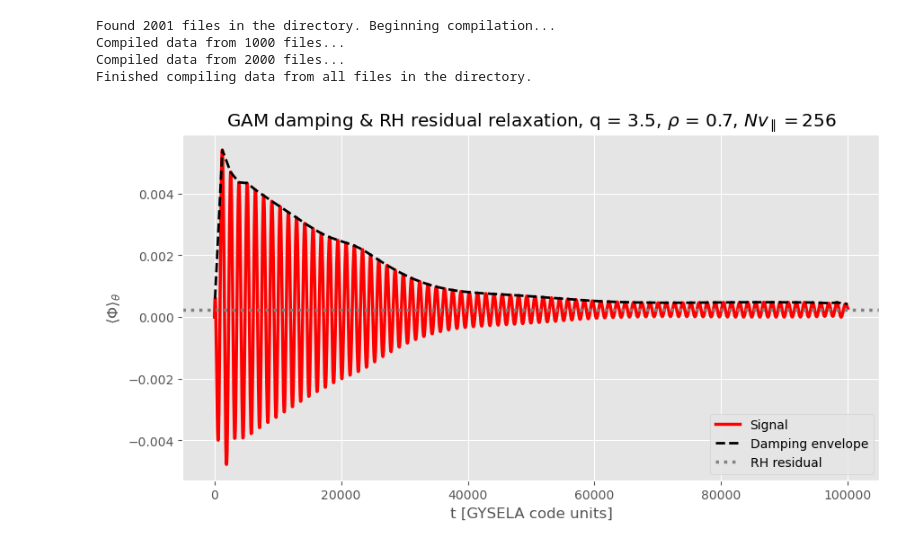
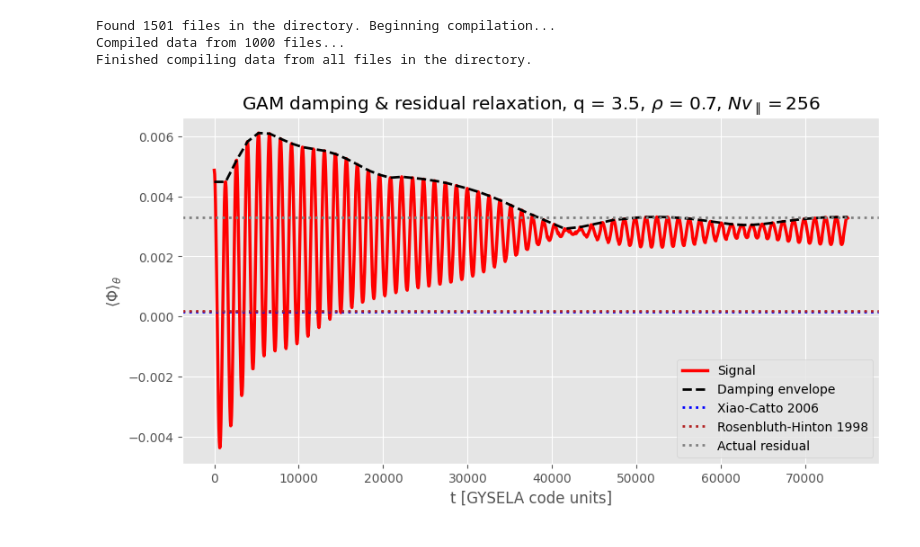
Before and after one commit to seferoni/GYSELA_utils, a Jupyter notebook: post-processing/scripts/exploratory_notebooks/rosenbluth_hinton_mn0.ipynb, the cells around one changed output. Drawn from its saved outputs; the diff is of its cells as text; code cells hidden in the pictures.

```diff
--- a/post-processing/scripts/exploratory_notebooks/rosenbluth_hinton_mn0.ipynb
+++ b/post-processing/scripts/exploratory_notebooks/rosenbluth_hinton_mn0.ipynb
@@ -10,46 +11,49 @@ import phi2D_utilities as utils;
 plt.style.use("ggplot");
 # %%
 # Test inputs - delete when done!
-directory_path = "/zhisongqu_data/seth/GYSELA/raw/fresh_batch_8.0/DN_RECTEST_CULHAM_NVPAR255";
-delta_t = reader.fetch_delta_t(directory_path);
+directory_path = "C:/Workspace/NSCC/local copies/raw_output_data/DN_DAYCASE_DELTASCAN_255X512_Q3.5_-0.3";
 data_arrays = reader.fetch_phi2D_data(directory_path);
 # %% [output]
-Found 2001 files in the directory. Beginning compilation...
+Found 1501 files in the directory. Beginning compilation...
 Compiled data from 1000 files...
-Compiled data from 2000 files...
 Finished compiling data from all files in the directory.
 # %%
-def plot_rosenbluth_hinton(phi2D_list, delta_t, dt_diag, title_suffix = "", effective_radius = 0.7, residual_window = 100, signal_band_pass = True):
+def plot_rosenbluth_hinton(phi2D_list, dt_diag, aspect_ratio, safety_factor, title_suffix = "", effective_radius = 0.7, residual_window = 100, signal_band_pass = True):
 
 	# Signal isolation and data processing.
 	radial_time_series = utils.generate_poloidally_averaged_time_series(phi2D_list, effective_radius);
 
 	if signal_band_pass:
 		radial_time_series = utils.butterworth_band_pass_filter(radial_time_series, dt_diag);
 
 	# We recover the actual time in code units here (normalised to the ion cyclotron frequency).
 	# This does not actually change the size of the array, only its spacing.
 	time_range = utils.generate_time_range_by_series(radial_time_series, dt_diag);
 	GAM_frequency = utils.extract_gam_frequency(phi2D_list, dt_diag, effective_radius);
 	amplitude_envelope = utils.generate_damping_envelope(radial_time_series, GAM_frequency, dt_diag);
-	residual_level = utils.calculate_residual_level(amplitude_envelope, residual_window);
+	initial_amplitude = max(amplitude_envelope);
+	residual_level = utils.calculate_residual_level(amplitude_envelope, residual_window, use_heuristic_approach = True);
+	residual_level_xc2006 = analytical.residual_XiaoCatto2006(1. / aspect_ratio, safety_factor, k_rho = 0.01) * initial_amplitude;
+	residual_level_rh1998 = analytical.residual_RosenbluthHinton1998(1. / aspect_ratio, safety_factor) * initial_amplitude;
 
 	if signal_band_pass:
 		# Restore residual levels as the band-pass eliminates this information.
 		radial_time_series += residual_level;
 		amplitude_envelope += residual_level;
 
 	# Figure plotting logic.
 	plt.figure(figsize = (10, 5));
 	plt.plot(time_range, radial_time_series, color = "red", lw = 2.5, label = "Signal");
 	plt.plot(time_range, amplitude_envelope, color = "black", linestyle = "--", label= "Damping envelope", lw = 2.0);
-	plt.axhline(y = residual_level, color = "gray", linestyle = ":", label = f"RH residual", lw = 2.5);
+	plt.axhline(y = residual_level_xc2006, color = "blue", linestyle = ":", label = "Xiao-Catto 2006", lw = 2.0);
+	plt.axhline(y = residual_level_rh1998, color = "firebrick", linestyle = ":", label = "Rosenbluth-Hinton 1998", lw = 2.0);
+	plt.axhline(y = residual_level, color = "gray", linestyle = ":", label = "Actual residual", lw = 2.0);
 	plt.xlabel("t [GYSELA code units]");
 	plt.ylabel(r"$\langle \Phi \rangle_\theta$");
-	plt.title(f"GAM damping & RH residual relaxation, q = 3.5, $\\rho$ = {effective_radius}, {title_suffix}");
+	plt.title(f"GAM damping & residual relaxation, q = 3.5, $\\rho$ = {effective_radius}, {title_suffix}");
 	plt.legend(frameon = True, loc = "lower right");
 	plt.show();
 
-plot_rosenbluth_hinton(data_arrays, delta_t, dt_diag = 50, effective_radius = 0.7, title_suffix = "$Nv_\parallel = 256$", signal_band_pass = True);
+plot_rosenbluth_hinton(data_arrays, dt_diag = 50, aspect_ratio = 3.0, safety_factor = 3.5, effective_radius = 0.7, residual_window = 100, title_suffix = "$Nv_\parallel = 256$", signal_band_pass = False);
 # %% [output]
-[figure, old version]
+[figure, new version]
```
Also changed, not shown: parts of 1 cell of this notebook, 9 other files.
